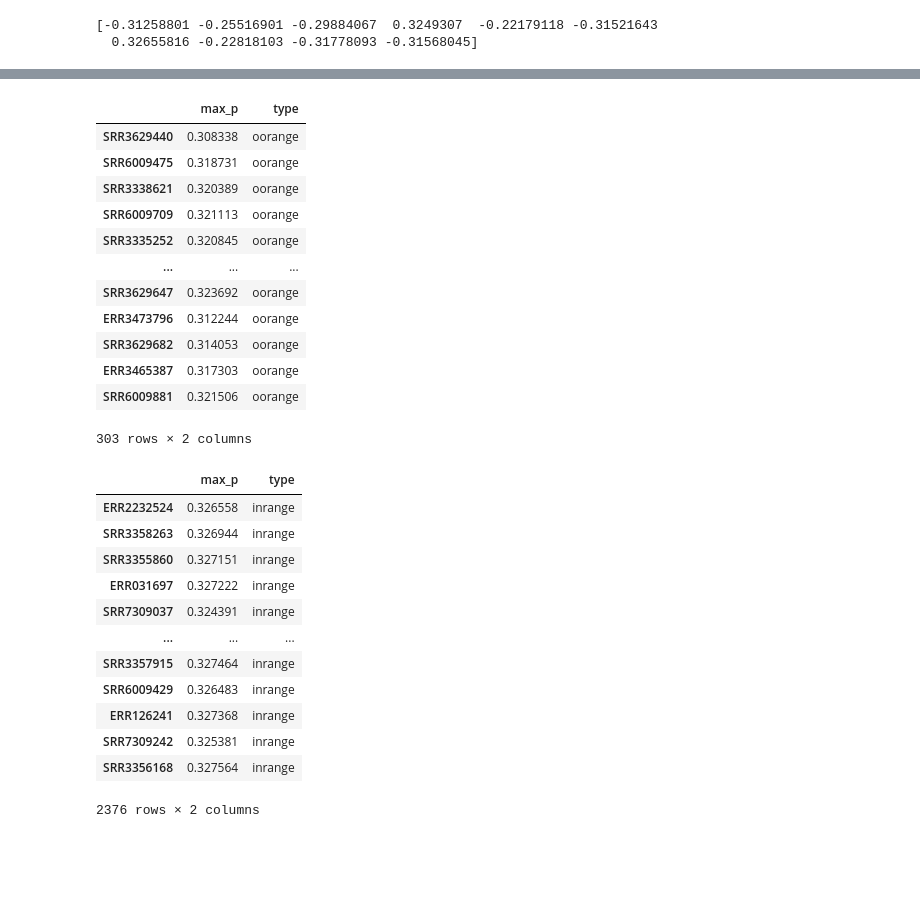
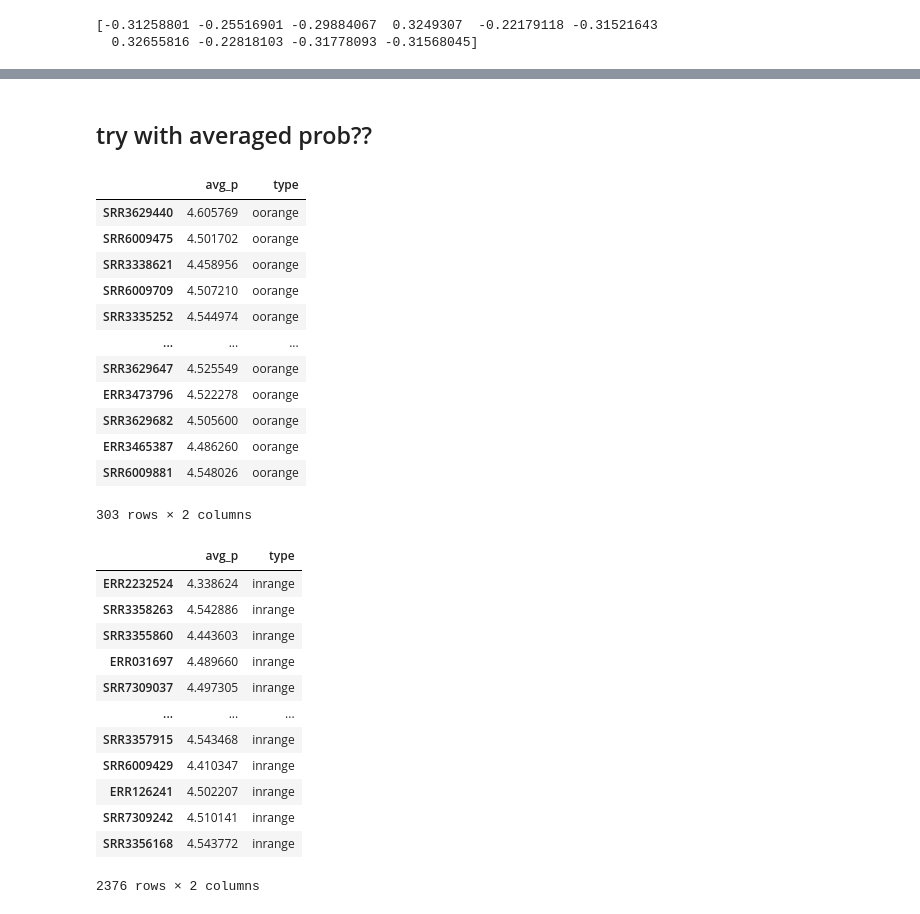
Before and after one commit to dibsondivya/amr-prediction, a Jupyter notebook: scripts/manuscript.ipynb, the cells around one changed output, grey strips where cells are left out. Drawn from its saved outputs; the diff is of its cells as text; code cells hidden in the pictures; blank space fills up the shorter version.

```diff
--- a/scripts/manuscript.ipynb
+++ b/scripts/manuscript.ipynb
@@ -641,2 +520,0 @@ Y['max_p'] = oor_max_p
-# %%
-inrange_X = pd.read_csv('/rds/general/project/hda-22-23/live/Summer_projects/dds122/data/05-25-2023/10ribo_X_train_readfile_by_all_absence_df_k'+str(kmer_size)+'.csv', index_col = 0)
@@ -661,6 +529,13 @@ inrange_ovo_decision = model21.decision_function(inrange_X)
 
 inrange_votes = np.round(inrange_ovo_decision)
 inrange_normalized_confidences = inrange_ovo_decision - inrange_votes
+
+inrange_max_normalized_conf = list()
+for i in inrange_normalized_confidences:
+    inrange_max_normalized_conf.append(max(i))
+
+conf_inrange_Y = pd.DataFrame(index=inrange_X.index)
+conf_inrange_Y['max_normalized_conf'] = inrange_max_normalized_conf
 # %%
 print(inrange_normalized_confidences[0])
 # %% [output]
@@ -675,0 +577,12 @@ inrange_Y['max_p'] = inrange_max_p
+# %% [markdown]
+## try with averaged prob??
+# %%
+avg_Y = Y.drop('max_p', axis = 1)
+# %%
+oor_ovo_decision = model21.decision_function(X)
+
+oor_avg_p = list()
+for i in oor_ovo_decision:
+    oor_avg_p.append(np.mean(i))
+
+avg_Y['avg_p'] = oor_avg_p
@@ -676,35 +598,35 @@ inrange_Y['max_p'] = inrange_max_p
 # %%
-oorange_Y = Y.drop('ribotype', axis = 1)
-oorange_Y['type'] = 'oorange'
-oorange_Y
+avg_oorange_Y = avg_Y.drop('ribotype', axis = 1)
+avg_oorange_Y['type'] = 'oorange'
+avg_oorange_Y
 # %% [output]
-|  | max_p | type |
-| SRR3629440 | 0.308338 | oorange |
-| SRR6009475 | 0.318731 | oorange |
-| SRR3338621 | 0.320389 | oorange |
-| SRR6009709 | 0.321113 | oorange |
-| SRR3335252 | 0.320845 | oorange |
+|  | avg_p | type |
+| SRR3629440 | 4.605769 | oorange |
+| SRR6009475 | 4.501702 | oorange |
+| SRR3338621 | 4.458956 | oorange |
+| SRR6009709 | 4.507210 | oorange |
+| SRR3335252 | 4.544974 | oorange |
 | ... | ... | ... |
-| SRR3629647 | 0.323692 | oorange |
-| ERR3473796 | 0.312244 | oorange |
-| SRR3629682 | 0.314053 | oorange |
-| ERR3465387 | 0.317303 | oorange |
-| SRR6009881 | 0.321506 | oorange |
+| SRR3629647 | 4.525549 | oorange |
+| ERR3473796 | 4.522278 | oorange |
+| SRR3629682 | 4.505600 | oorange |
+| ERR3465387 | 4.486260 | oorange |
+| SRR6009881 | 4.548026 | oorange |
 303 rows × 2 columns
 # %%
-inrange_Y['type'] = 'inrange'
-inrange_Y
+avg_inrange_Y['type'] = 'inrange'
+avg_inrange_Y
 # %% [output]
-|  | max_p | type |
-| ERR2232524 | 0.326558 | inrange |
-| SRR3358263 | 0.326944 | inrange |
-| SRR3355860 | 0.327151 | inrange |
-| ERR031697 | 0.327222 | inrange |
-| SRR7309037 | 0.324391 | inrange |
+|  | avg_p | type |
+| ERR2232524 | 4.338624 | inrange |
+| SRR3358263 | 4.542886 | inrange |
+| SRR3355860 | 4.443603 | inrange |
+| ERR031697 | 4.489660 | inrange |
+| SRR7309037 | 4.497305 | inrange |
 | ... | ... | ... |
-| SRR3357915 | 0.327464 | inrange |
-| SRR6009429 | 0.326483 | inrange |
-| ERR126241 | 0.327368 | inrange |
-| SRR7309242 | 0.325381 | inrange |
-| SRR3356168 | 0.327564 | inrange |
+| SRR3357915 | 4.543468 | inrange |
+| SRR6009429 | 4.410347 | inrange |
+| ERR126241 | 4.502207 | inrange |
+| SRR7309242 | 4.510141 | inrange |
+| SRR3356168 | 4.543772 | inrange |
 2376 rows × 2 columns
```
Also changed, not shown: parts of 71 cells of this notebook.
